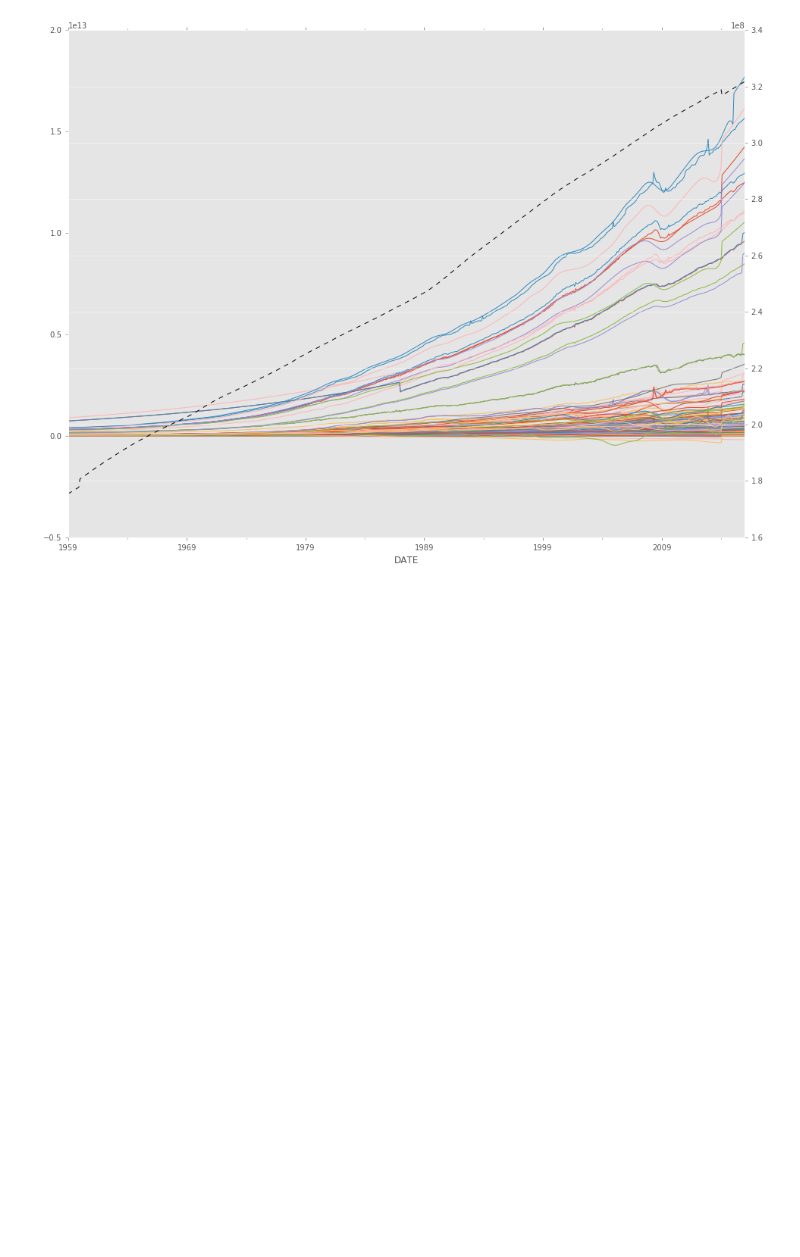
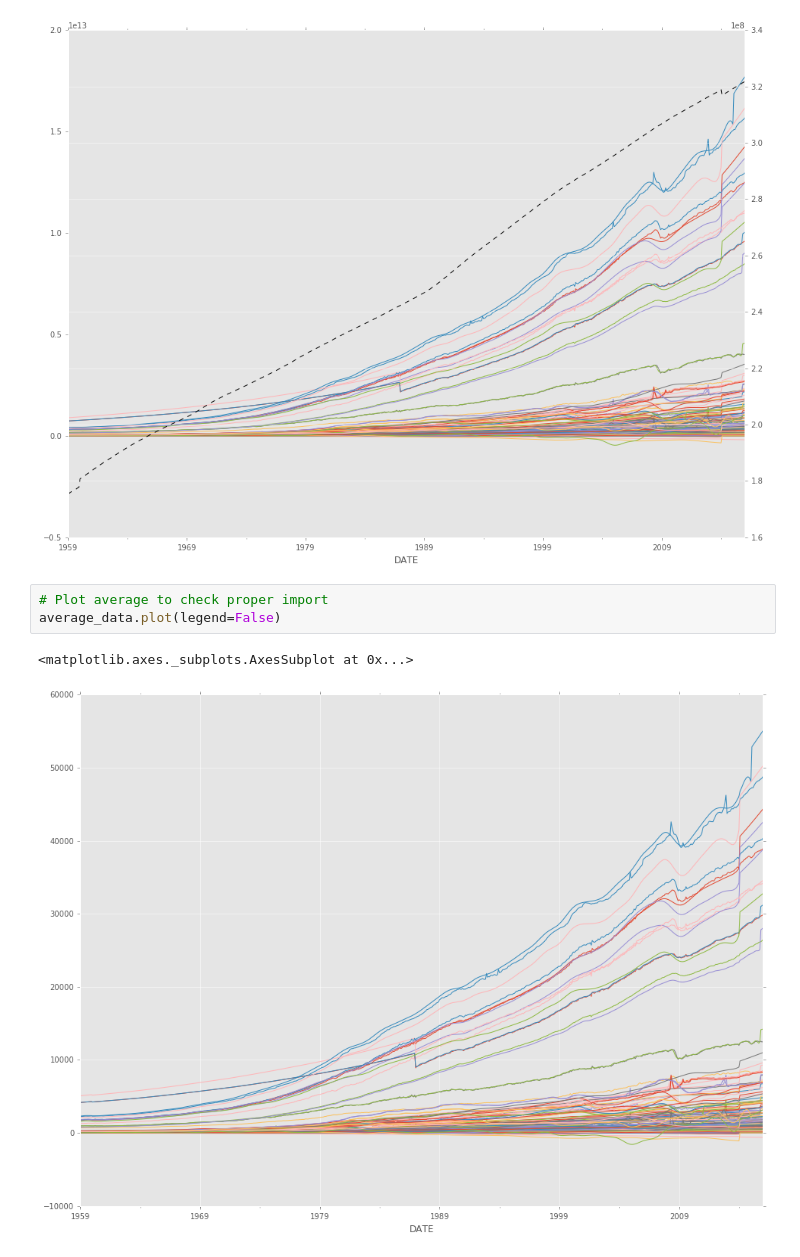
Before and after one commit to selfabrisham/aemshousing, a Jupyter notebook: notebooks/Get average personal income and expense from FRED data.ipynb, the cells around one changed output. Saved outputs shown, nothing was run; the diff lists cells and outputs as text; blank space fills up the shorter version.

Commit message:
re add average data

```diff
--- a/notebooks/Get average personal income and expense from FRED data.ipynb
+++ b/notebooks/Get average personal income and expense from FRED data.ipynb
@@ -197,4 +197,10 @@ uspop_data.plot(legend=False, style='k--', secondary_y=True)
 # %% [output]
 <matplotlib.axes._subplots.AxesSubplot at 0x...>
 [figure]
+# %%
+# Plot average to check proper import
+average_data.plot(legend=False)
+# %% [output]
+<matplotlib.axes._subplots.AxesSubplot at 0x...>
+[figure, added]
 # %%
```
Also changed, not shown: parts of 2 cells of this notebook.
